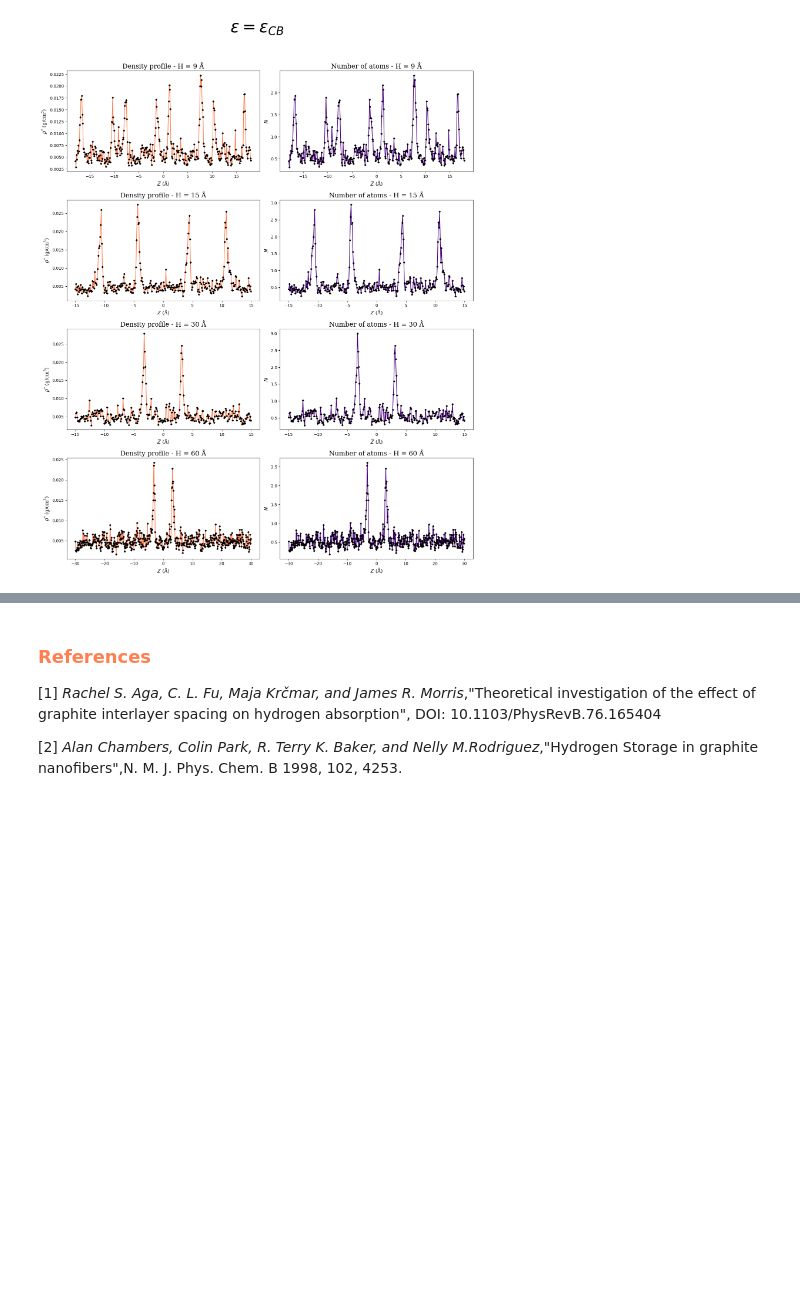
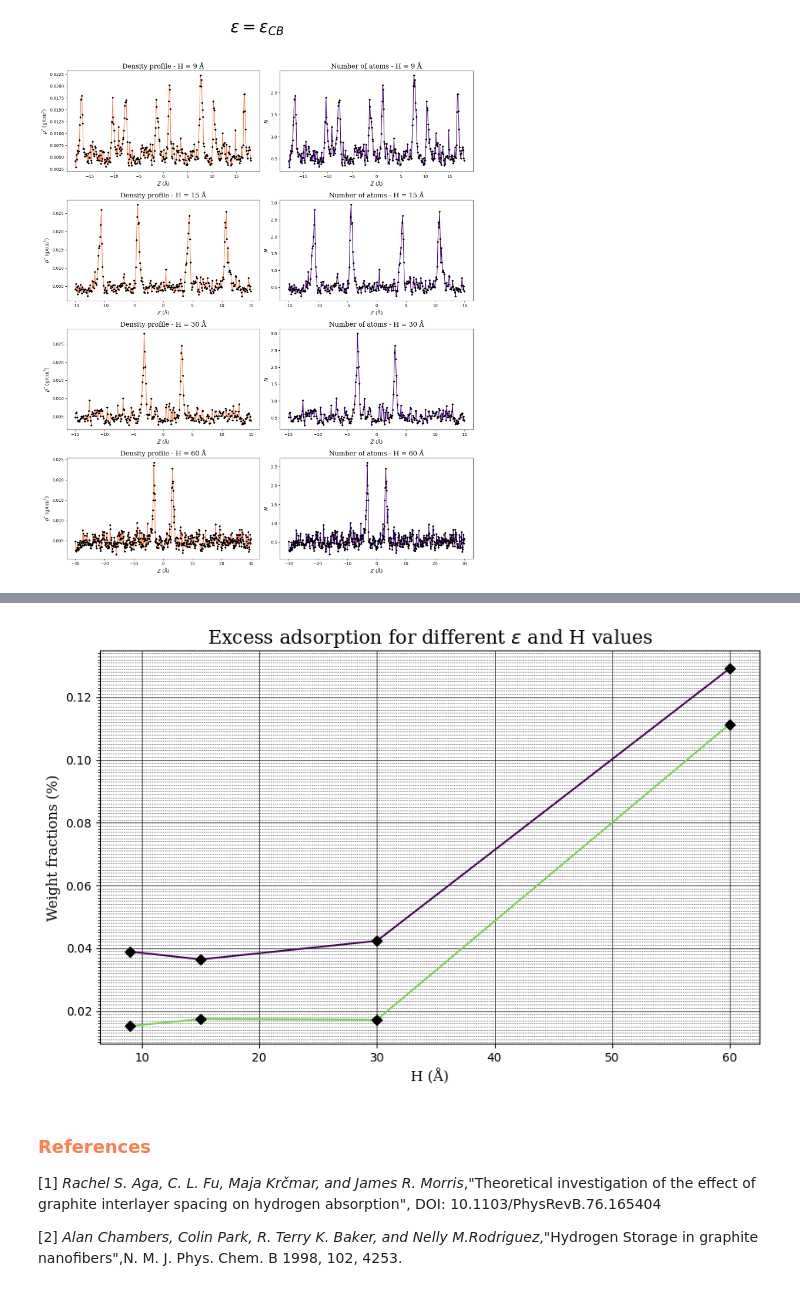
Before and after one commit to ApprehensiveKnee/MMoM_project, a Jupyter notebook: visual.ipynb, the cells around one changed output, grey strips where cells are left out. Cells and saved outputs as stored; diff of their text form; code cells hidden in the pictures; blank space fills up the shorter version.

```diff
--- a/visual.ipynb
+++ b/visual.ipynb
@@ -275,3 +328,77 @@ plot_densities()
+# %%
+# Compute the excess adsorption:
+
+def compute_excess_adsorption(hydrogen_directory):
+    fig, ax = plt.subplots(1,1,figsize=(10,6))
+
+    # Determine the number of atoms in the vessel without the absorbant
+    for dimension in ['big', 'small']:
+        with open(PATH+'/hydrogen_counts/hydrogenCount_'+dimension+'.data', 'r') as f:
+            for i in range(2):
+                f.readline()
+            data = np.loadtxt(f)
+            time = data[:,0]
+            hydrogen_number = data[:,1]
+            mean_value = np.mean(hydrogen_number[time>100000])
+            if dimension == 'big':
+                mean_value_big = mean_value
+            else:
+                mean_value_small = mean_value
+
+    if isinstance(hydrogen_directory, str):
+        hydrogen_directory = [hydrogen_directory]
+
+    colors = plt.cm.viridis(np.linspace(0.,0.8,len(hydrogen_directory)))
+    colors = list(colors)
+    for directory in hydrogen_directory:
+        color = colors.pop()
+        weight_fractions = []
+        # For each file in the directory, open it, skip the first 2 lines and read the number of hydrogen atoms
+        for file in os.listdir(directory):
+            with open(directory+file, 'r') as f:
+                for i in range(2):
+                    f.readline()
+                data = np.loadtxt(f)
+                time = data[:,0]
+                hydrogen_number = data[:,1]
+                # The files are titled as: 'hydrogenCount9.data', 'hydrogenCount15.data', etc.,
+                H = file.split('.')[0].split('t')[-1]
+                if H not in ['9', '15', '30', '60']:
+                    raise ValueError('The hydrogen atom distance is not valid')
+                mean_value_after = np.mean(hydrogen_number[time>100000])
+                times_after = time[time>80000]
+                # Compute the excess adsorption
+                hydrogen_excess = mean_value_after - mean_value_small
+                carbon_atoms = 960 if H == '9' else 960/2 if H == '15' else 960/4 if H == '30' or H == '60' else 0
+                hydrogen_weight = 2.01588
+                carbon_weight = 12.011
+                weight_fraction = (hydrogen_excess*hydrogen_weight)/(carbon_atoms*carbon_weight + hydrogen_excess*hydrogen_weight)
+                # Append the weight fraction to the list
+                weight_fractions.append(weight_fraction)
+        eps_directory = directory.split('/')
+        eps_directory = eps_directory[-2]
+        eps_mul = eps_directory.split('=')[-1]
+        eps_mul = eps_mul[0]
+        if eps_mul.isdigit():
+            label=r'$\epsilon='+eps_mul+r'\epsilon_{CB}$'
+        else:
+            label=r'$\epsilon=\epsilon_{CB}$'
+        ax.plot([9, 15, 30, 60], weight_fractions, marker='D', markeredgecolor='black', markerfacecolor='black', color=color, label=directory.split('/')[-2])
+
+    ax.yaxis.set_minor_locator(plt.MultipleLocator(0.001))
+    ax.grid(which='major', linestyle='-', linewidth='0.5', color='black')
+    ax.grid(which='minor', linestyle=':', linewidth='0.5', color='black')
+    ax.set_xlabel('H (Å)', fontdict=font)
+    ax.set_ylabel('Weight fractions (%)', fontdict=font)
+    ax.set_title(r'Excess adsorption for different $\epsilon$ and H values', fontdict=font, fontsize=16)
+    # Set grid minor ticks on y axis
+
+
+
+
+compute_excess_adsorption([PATH + '/hydrogen_counts/eps=eps_CB/', PATH + '/hydrogen_counts/eps=4eps_CB/'])
+# %% [output]
+[figure, added]
 # %% [markdown]
 ### <span style="color:coral"><b>References</b></span>
 
```
Also changed, not shown: parts of 4 cells of this notebook, 1 other file.
